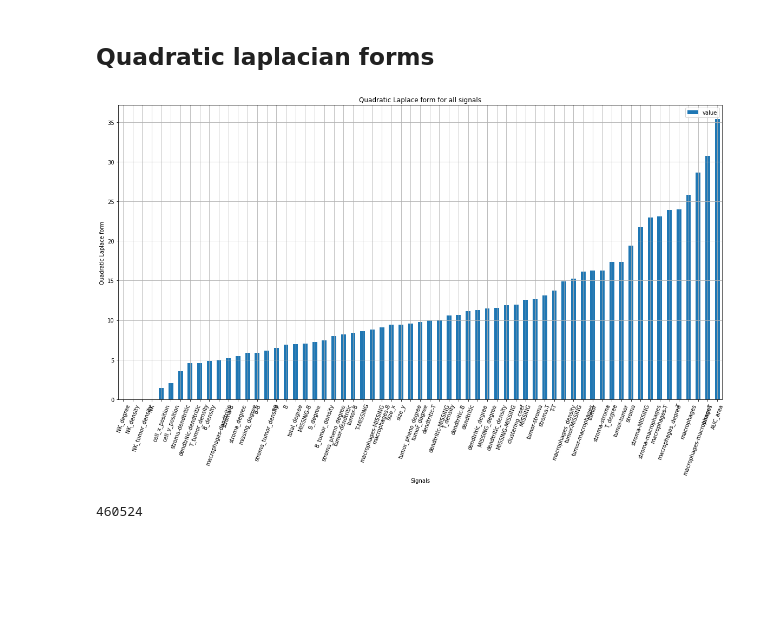
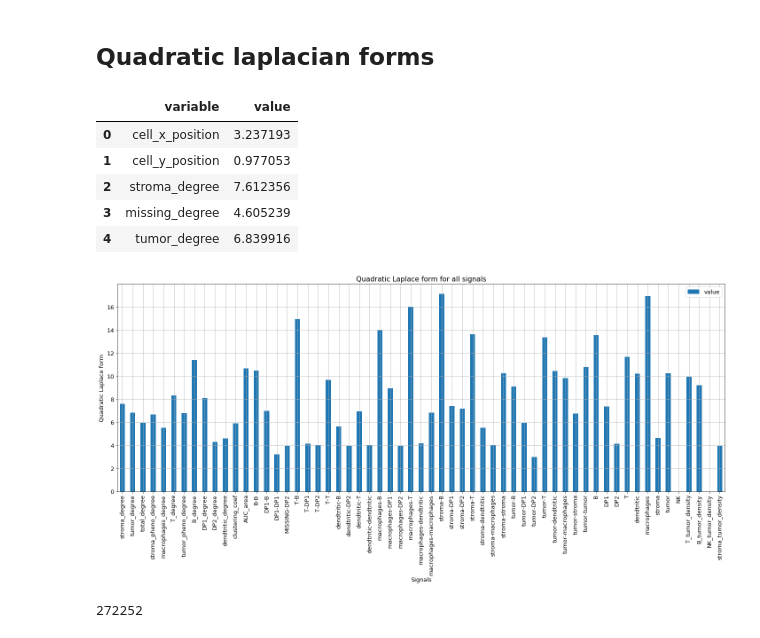
Before and after one commit to Souhailasmi/Deep_MLO, a Jupyter notebook: code/04-graph_anlysis.ipynb, the cells around one changed output. Drawn from its saved outputs; the diff is of its cells as text; code cells hidden in the pictures; blank space fills up the shorter version.

```diff
--- a/code/04-graph_anlysis.ipynb
+++ b/code/04-graph_anlysis.ipynb
@@ -19,7 +21,7 @@ plot_Directory = Directory + '/plots'
 # %% [markdown]
 ## Read data :
 # %%
-PATIENT_ID = '1D1'
+PATIENT_ID = '1X1'
 INPUT_PATH = './data/input/DEEPMEL_' + PATIENT_ID + '/'
 OUTPUT_PATH = './data/output/DEEPMEL_' + PATIENT_ID +'/'
 PLOT_PATH ='./plots/DEEPMEL_' + PATIENT_ID +'/'
@@ -518,11 +520,6 @@ phenotype_component_pivotted['T_tumor_density'] = phenotype_component_pivotted['
 phenotype_component_pivotted['B_tumor_density'] = phenotype_component_pivotted['B']/phenotype_component_pivotted['tumor']
 phenotype_component_pivotted['NK_tumor_density'] = phenotype_component_pivotted['NK']/phenotype_component_pivotted['tumor']
 phenotype_component_pivotted['stroma_tumor_density'] = phenotype_component_pivotted['stroma']/phenotype_component_pivotted['tumor']
-phenotype_component_pivotted['T_density'] = phenotype_component_pivotted['T']/phenotype_component_pivotted['size']
-phenotype_component_pivotted['B_density'] = phenotype_component_pivotted['B']/phenotype_component_pivotted['size']
-phenotype_component_pivotted['NK_density'] = phenotype_component_pivotted['NK']/phenotype_component_pivotted['size']
-phenotype_component_pivotted['dendtritic_density'] = phenotype_component_pivotted['dendtritic']/phenotype_component_pivotted['size']
-phenotype_component_pivotted['macrophages_density'] = phenotype_component_pivotted['macrophages']/phenotype_component_pivotted['size']
 # %%
 plot_relplot(phenotype_component_pivotted,'component','T_tumor_density',PLOT_PATH,'Reds','T cells density over Tumor cells',True)
 plot_relplot(phenotype_component_pivotted,'component','B_tumor_density',PLOT_PATH,'Reds','B cells density over Tumor cells',True)
@@ -589,8 +588,7 @@ columns_to_avg = ['component','cell_x_position', 'cell_y_position', 'clustering_
        'dendtritic_degree', 'macrophages_degree', 'tumor_pheno_degree', 'stroma_pheno_degree',
        'T','B', 'MISSING', 'NK', 'dendtritic', 'macrophages', 'stroma', 'tumor',
        'T_tumor_density', 'B_tumor_density', 'NK_tumor_density',
-       'stroma_tumor_density', 'T_density', 'B_density', 'NK_density',
-       'dendtritic_density', 'macrophages_density','AUC_area','B-B',
+       'stroma_tumor_density','AUC_area','B-B',
        'MISSING-B', 'MISSING-MISSING', 'T-B', 'T-MISSING', 'T-T',
        'dendtritic-B', 'dendtritic-MISSING', 'dendtritic-T',
        'dendtritic-dendtritic', 'macrophages-B', 'macrophages-MISSING',
@@ -729,15 +727,30 @@ projection = project_signal(GRAPH,SIGNAL,PLOT_PATH,True,'b',True,FIGNAME)
 quadtratics = get_quadratic_laplacian_forms(component_nodes,vertices,edges_component)
 # %%
 quadtratics = pd.melt(quadtratics)
+# %%
+quadtratics.head()
+# %% [output]
+|  | variable | value |
+| 0 | cell_x_position | 3.237193 |
+| 1 | cell_y_position | 0.977053 |
+| 2 | stroma_degree | 7.612356 |
+| 3 | missing_degree | 4.605239 |
+| 4 | tumor_degree | 6.839916 |
+# %%
+quadtratics_to_plot = quadtratics[quadtratics.variable.apply(lambda x : not(x in['cell_x_position','cell_y_position','T_density','B_density','NK_density','NK_degree','missing_degree','MISSING_degree','MISSING-B', 'MISSING-MISSING','T-MISSING','macrophages-MISSING','stroma-MISSING','tumor-MISSING','MISSING','dendtritic-MISSING','size_x','size_y']))]
 # %%
-fig = quadtratics.sort_values(['value']).plot.bar(x='variable',y='value',rot=70,figsize =(20,10))
+#fig = quadtratics_to_plot.sort_values(['value']).plot.bar(x='variable',y='value',rot=90,figsize =(20,10))
+fig = quadtratics_to_plot.plot.bar(x='variable',y='value',rot=90,figsize =(20,10))
+
 plt.xlabel('Signals')
 plt.ylabel('Quadratic Laplace form')
 plt.grid()
 plt.title('Quadratic Laplace form for all signals')
+plt.tight_layout()
+
 plt.savefig(PLOT_PATH + 'Quadratic Laplace form for all signals.png')
 # %% [output]
-[figure, old version]
+[figure, new version]
 # %%
 nodes.to_csv(OUTPUT_PATH + 'nodes_features.csv', index = False)
 # %%
@@ -749,7 +762,7 @@ nodes_stats.to_csv(OUTPUT_PATH + 'nodes_stats.csv', index = False)
 # %%
 len(edges)
 # %% [output]
-460524
+272252
 # %%
 edges.component.unique()
 # %% [output]
```
Also changed, not shown: parts of 31 cells of this notebook, 7 other files.
